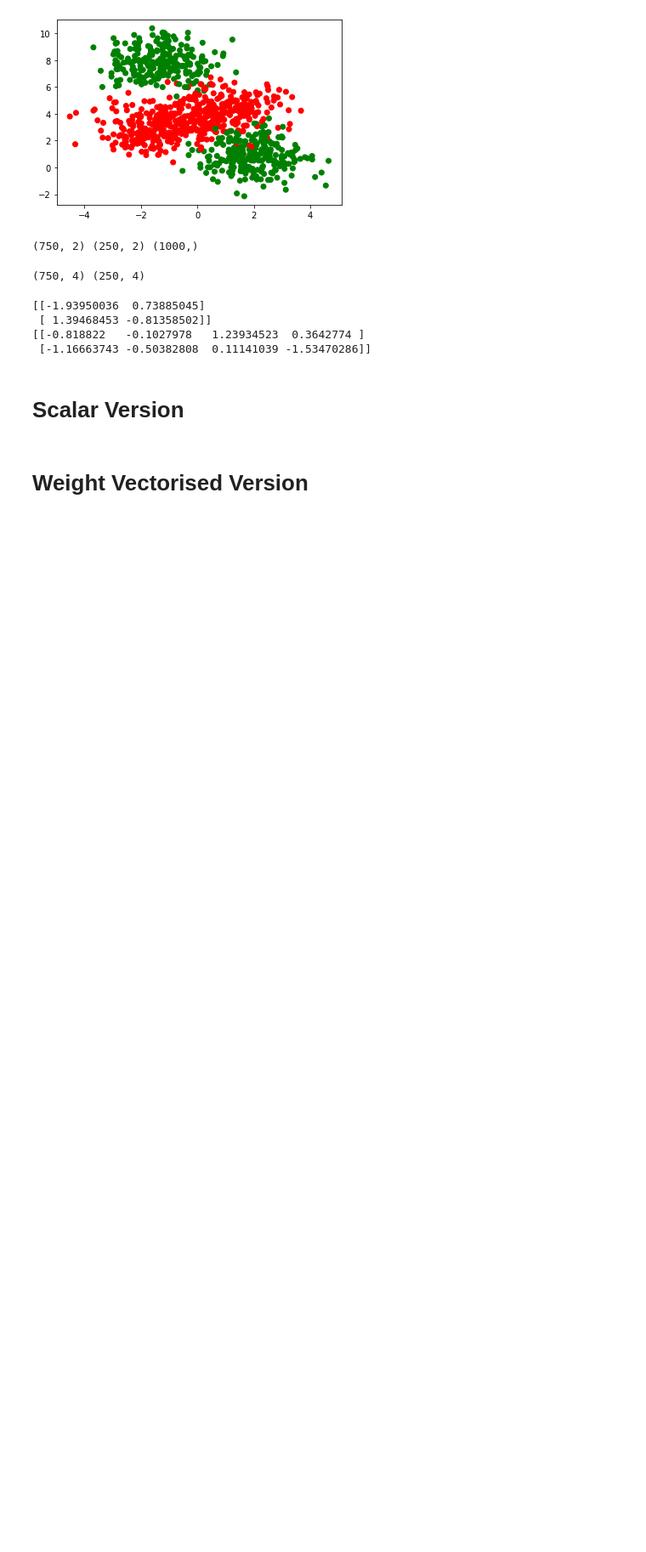
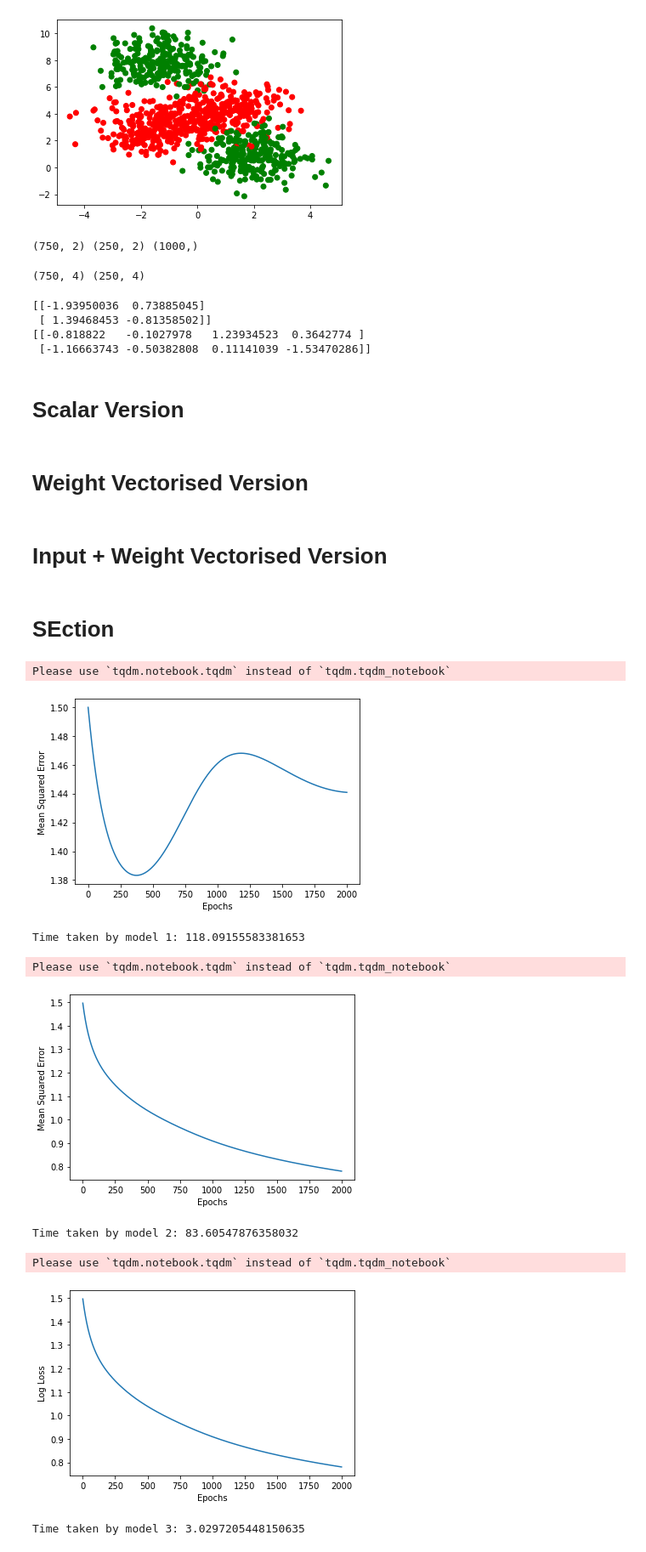
Before and after one commit to Arpitkamal/DL-105---Training-Feedforward-Neural-Networks, a Jupyter notebook: VectorizedFeedForwardNetworks.ipynb, the cells around one changed output. Shown at 85% size. Saved outputs shown, nothing was run; the diff lists cells and outputs as text; code cells hidden in the pictures; blank space fills up the shorter version.

```diff
--- a/VectorizedFeedForwardNetworks.ipynb
+++ b/VectorizedFeedForwardNetworks.ipynb
@@ -123,7 +123,7 @@ class FF_MultiClass_Scalar:
     self.w9 = W2[0][2].copy()
     self.w10 = W2[1][2].copy()
     self.w11 = W2[0][3].copy()
-    self.w10 = W2[1][3].copy()
+    self.w12 = W2[1][3].copy()
     self.b1 = 0
     self.b2 = 0
     self.b3 = 0
@@ -252,12 +252,6 @@ class FF_MultiClass_Scalar:
           Y_pred = self.predict(X)
           loss[i] = log_loss(np.argmax(Y, axis=1), Y_pred)
 
-        if display_weight:
-          weight_matrix = np.array([[self.b3, self.w5, self.w6, self.b4, self.w7, self.w8, self.b5, self.w9, self.w10, self.b6, self.w11,self.w12], [0,0,0,self.b1, self.w1, self.b2,self.w3, self.w4, 0, 0, 0]])
-          weight_matrices.append(weight_matrix)
-
-
-
       if display_loss:
         Wt1 = [[self.w1, self.w3], [self.w2, self.w4]]
         Wt2 = [[self.w5, self.w6, self.w7, self.w8],[self.w9, self.w10, self.w11, self.w12]]
@@ -295,7 +289,7 @@ class FF_MultiClass_Weightvectorised:
     x = x.reshape(1, -1) # (1,2)
     self.A1 = np.matmul(x,self.W1) + self.B1 # (1,2) * (2, 2) -> (1, 2)
     self.H1 = self.sigmoid(self.A1)  # (1,2)
-    self.A2 = self.matmul(self.H1, self.W2) + self.B2 # (1, 2) * (2, 4) -> (1,4)
+    self.A2 = np.matmul(self.H1, self.W2) + self.B2 # (1, 2) * (2, 4) -> (1,4)
     self.H2 = self.softmax(self.A2) # (1,4)
     return self.H2
 
@@ -309,10 +303,10 @@ class FF_MultiClass_Weightvectorised:
 
     self.dA2 = self.H2 - y #(1, 4)
 
-    self.dw2 = np.matmul(self.H1.T, self.dA2) #(2, 1) * (1, 4) -> (2, 4)
+    self.dW2 = np.matmul(self.H1.T, self.dA2) #(2, 1) * (1, 4) -> (2, 4)
     self.dB2 = self.dA2 # (1, 4)
     self.dH1 = np.matmul(self.dA2, self.W2.T) # (1, 4) * (4, 2) -> (1, 2)
-    self.dA1 = np.multiply(self.dh1, self.grad_sigmoid(self.H1))  # -> (1, 2)
+    self.dA1 = np.multiply(self.dH1, self.grad_sigmoid(self.H1))  # -> (1, 2)
 
     self.dW1 = np.matmul(x.T, self.dA1) # (2, 1) * (1, 2) -> (2,2)
     self.dB1 = self.dA1 #(1, 2)
@@ -336,7 +330,7 @@ class FF_MultiClass_Weightvectorised:
          dB2 += self.dB2
 
        m = X.shape[0]
-       self.W1 -= learning_rate * (dW2/m)
+       self.W2 -= learning_rate * (dW2/m)
        self.B2 -= learning_rate * (dB2/m)
        self.W1 -= learning_rate * (dW1/m)
        self.B1 -= learning_rate * (dB1/m)
@@ -356,5 +350,7 @@ class FF_MultiClass_Weightvectorised:
       Y_pred = []
       for x in X:
         y_pred = self.forward_pass(x)
-        y_pred.append(y_pred)
+        Y_pred.append(y_pred)
       return np.array(Y_pred).squeeze()
+# %% [markdown]
+# Input + Weight Vectorised Version
@@ -360,0 +426,22 @@ class FF_MultiClass_Weightvectorised:
+# %% [markdown]
+# SEction
+# %%
+models_init = [FF_MultiClass_Scalar(W1, W2), FF_MultiClass_Weightvectorised(W1, W2), FF_MultiClass_InputWeightvectorised(W1, W2)]
+models = []
+for idx, model in enumerate(models_init, start=1):
+  tic = time.time()
+  ffsn_mutli_specific = model
+  ffsn_mutli_specific.fit(X_train, y_OH_train, epochs=2000, learning_rate=.02, display_loss= True)
+  models.append(ffsn_mutli_specific)
+  toc = time.time()
+  print("Time taken by model {}: {}".format(idx, toc-tic))
+# %% [output]
+Please use `tqdm.notebook.tqdm` instead of `tqdm.tqdm_notebook`
+[figure, added]
+Time taken by model 1: 118.09155583381653
+Please use `tqdm.notebook.tqdm` instead of `tqdm.tqdm_notebook`
+[figure, added]
+Time taken by model 2: 83.60547876358032
+Please use `tqdm.notebook.tqdm` instead of `tqdm.tqdm_notebook`
+[figure, added]
+Time taken by model 3: 3.0297205448150635
```
Also changed, not shown: parts of 3 cells of this notebook.
